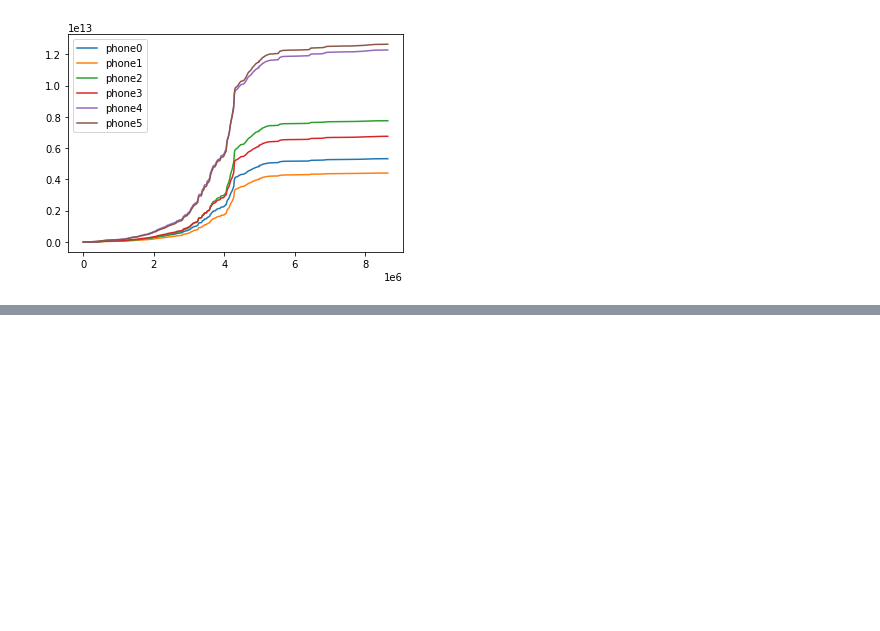
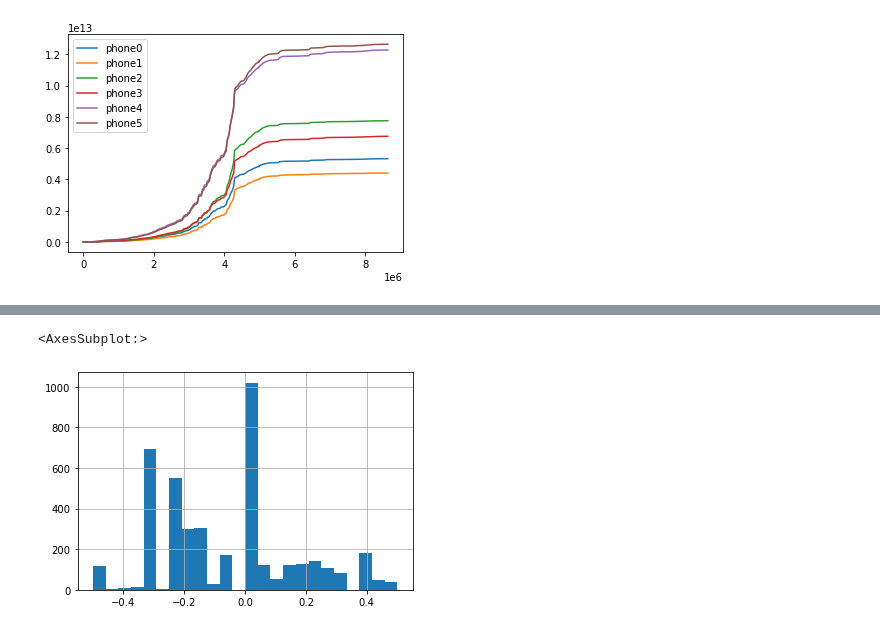
Before and after one commit to SerpRateAI/boreholeAcoustics, a Jupyter notebook: cross-correlate-envelopes.ipynb, the cells around one changed output, grey strips where cells are left out. Cells and saved outputs as stored; diff of their text form; code cells hidden in the pictures; blank space fills up the shorter version.

```diff
--- a/cross-correlate-envelopes.ipynb
+++ b/cross-correlate-envelopes.ipynb
@@ -96,3 +96,9 @@ plt.legend()
 # %% [output]
 <matplotlib.legend.Legend at 0x...>
 [figure]
+# %%
+import itertools
+
+hydrophones = [0, 1, 2, 3, 4, 5]
+hydrophone_pairs = [h for h in itertools.combinations(hydrophones, 2)]
+hydrophone_pairs
@@ -98,0 +121,33 @@ plt.legend()
+# %%
+cc_df = pd.DataFrame()
+
+day138_windows = day138.slide(window_length=5*60.0, step=5*60.0,)
+
+n = -1
+for window in day138_windows:
+    # print(window[0].stats)
+    # print(window)
+    n+=1
+    for pair in hydrophone_pairs:
+        h1, h2 = pair
+        cc = obspy.signal.cross_correlation.correlate(a=window[h1]
+                                                      , b=window[h2]
+                                                      , shift=100*5
+                                                      , demean=True
+                                                      , normalize=True)
+
+        window_df = pd.DataFrame(
+            {
+                'window_index':[n,]
+                ,'h1_index':(h1,) # first hydrophone index used for cross correlation
+                , 'h2_index':(h2,) # second hydrophone index used for cross correlation
+                ,'cross_correlation_max':[cc.max(),]
+                ,'cross_correlation_index':[np.argmax(cc),]
+                ,'sample_rate':[window[0].stats.sampling_rate,]
+                ,'window_starttime':[window[0].stats.starttime,]
+                ,'window_endtime':[window[0].stats.endtime]
+                ,'lagtime_seconds':((np.argmax(cc)-500)*1/100.,)
+            }
+        )
+        cc_df = pd.concat([cc_df, window_df])
+cc_df
@@ -98,0 +168,5 @@ plt.legend()
+# %%
+cc_df.lagtime_seconds.hist(bins=np.linspace(-0.5, 0.5, 25))
+# %% [output]
+<AxesSubplot:>
+[figure, added]
```
Also changed, not shown: parts of 9 cells of this notebook, 3 other files.
